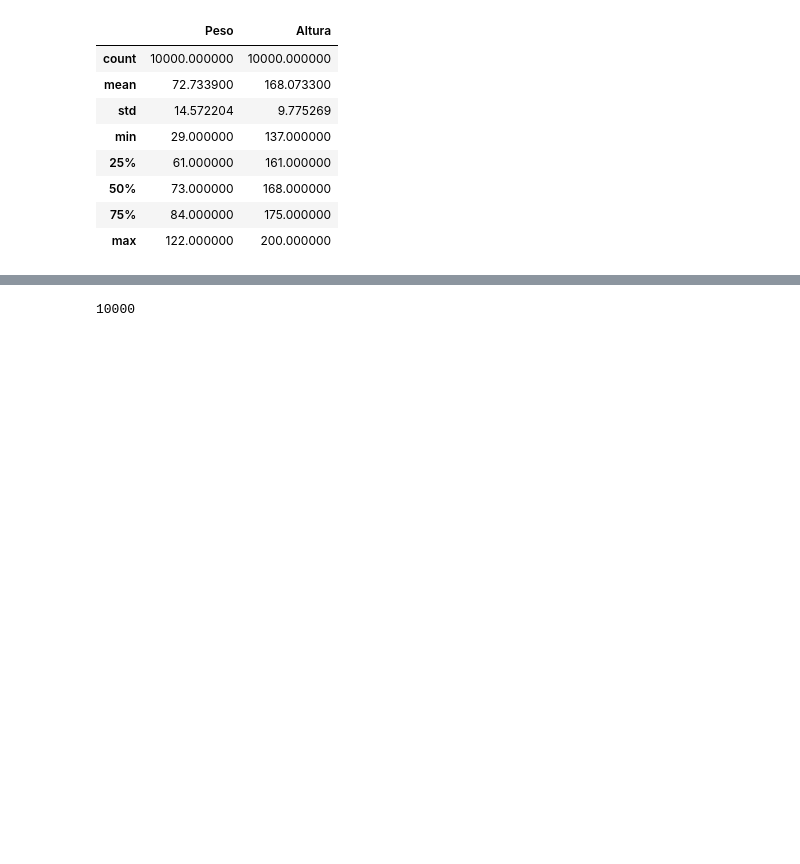
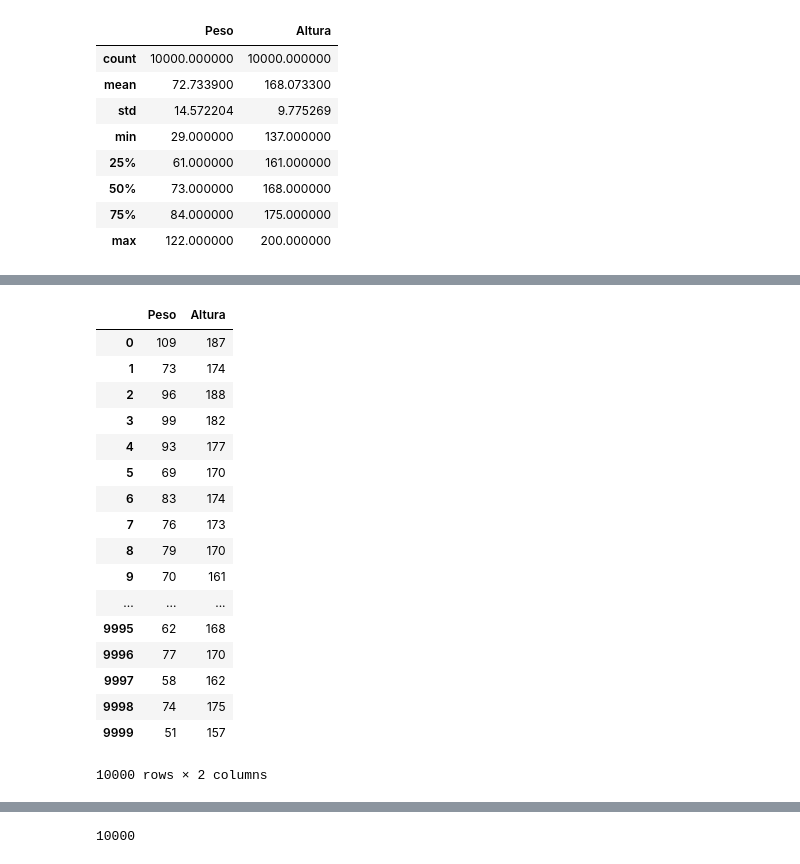
Before and after one commit to jganzabal/udemy_intro_prob, a Jupyter notebook: modelos-inferencia.ipynb, the cells around one changed output, grey strips where cells are left out. Drawn from its saved outputs; the diff is of its cells as text; code cells hidden in the pictures; blank space fills up the shorter version.

```diff
--- a/modelos-inferencia.ipynb
+++ b/modelos-inferencia.ipynb
@@ -57,3 +65,24 @@ df[:5]
+# %%
+df[['Peso', 'Altura']]
+# %% [output]
+|  | Peso | Altura |
+| 0 | 109 | 187 |
+| 1 | 73 | 174 |
+| 2 | 96 | 188 |
+| 3 | 99 | 182 |
+| 4 | 93 | 177 |
+| 5 | 69 | 170 |
+| 6 | 83 | 174 |
+| 7 | 76 | 173 |
+| 8 | 79 | 170 |
+| 9 | 70 | 161 |
+| ... | ... | ... |
+| 9995 | 62 | 168 |
+| 9996 | 77 | 170 |
+| 9997 | 58 | 162 |
+| 9998 | 74 | 175 |
+| 9999 | 51 | 157 |
+10000 rows × 2 columns
 # %%
 df[-5:]
 # %% [output]
```
Also changed, not shown: parts of 5 cells of this notebook, 10 other files.
